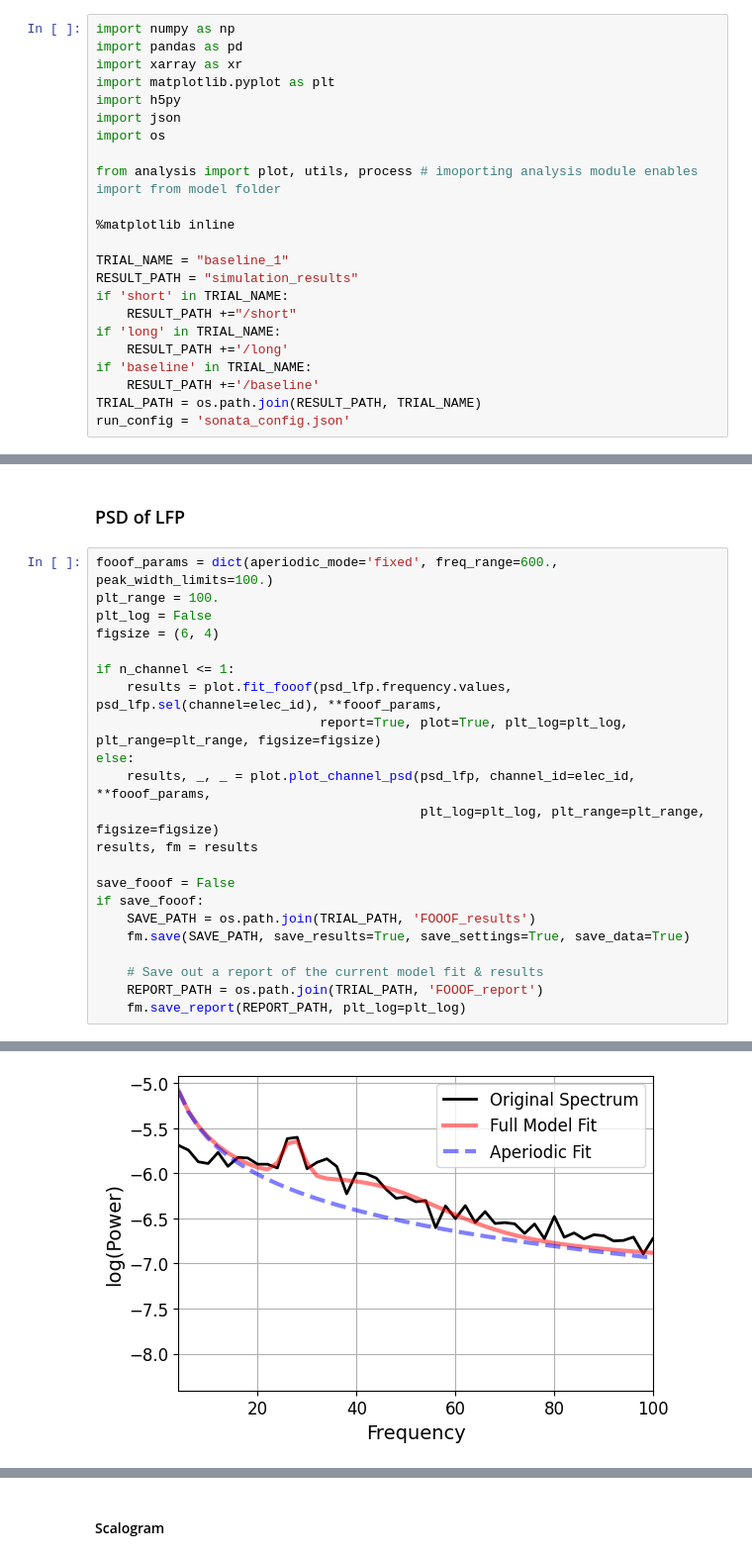
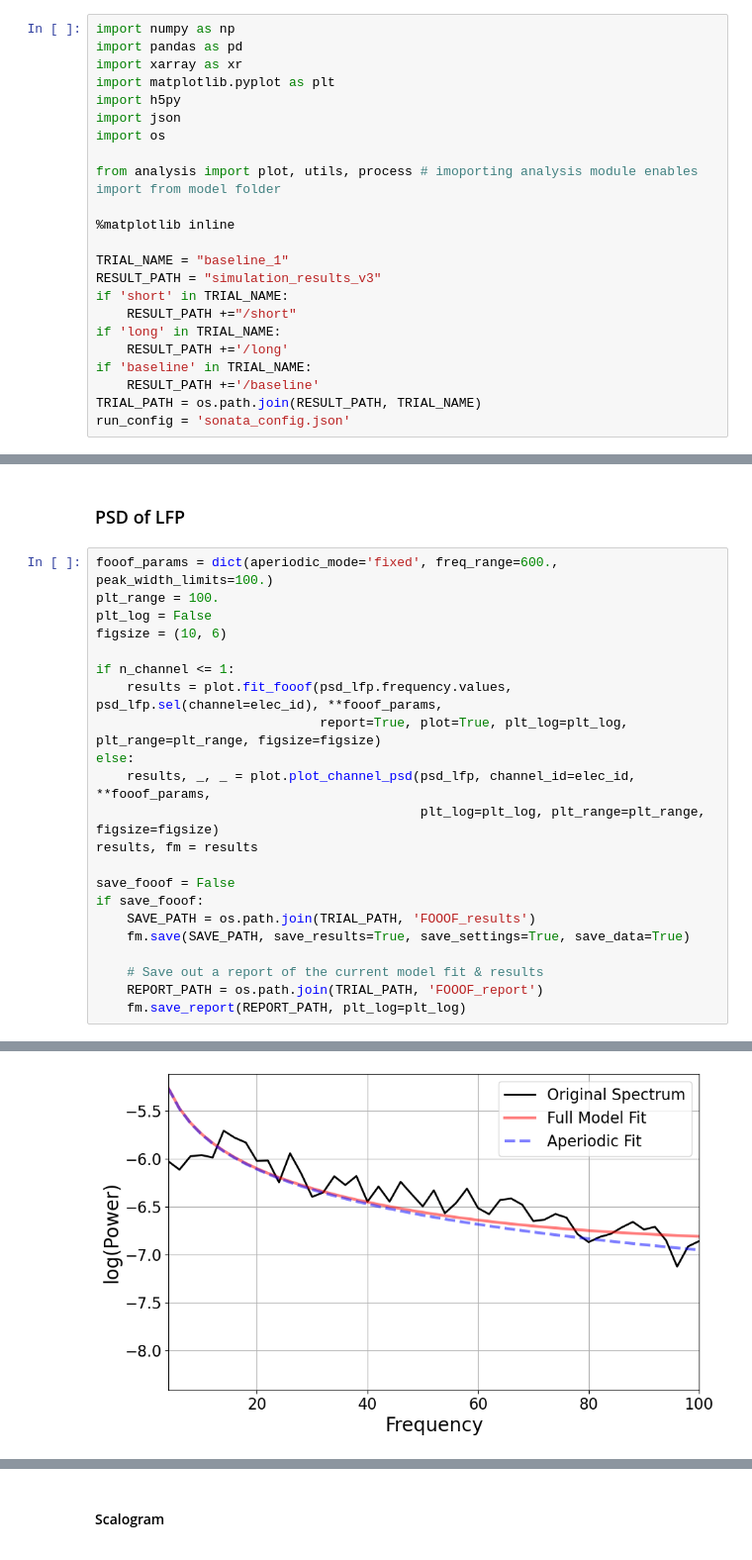
Before and after one commit to KhuramC/V1-Homogenous, a Jupyter notebook: Analysis/Analyze_PSD.ipynb, the cells around one changed output, grey strips where cells are left out. Shown at 99% size. Cells and saved outputs as stored; diff of their text form.

```diff
--- a/Analysis/Analyze_PSD.ipynb
+++ b/Analysis/Analyze_PSD.ipynb
@@ -12,7 +12,7 @@ from analysis import plot, utils, process # imoporting analysis module enables i
 %matplotlib inline
 
 TRIAL_NAME = "baseline_1"
-RESULT_PATH = "simulation_results"
+RESULT_PATH = "simulation_results_v3"
 if 'short' in TRIAL_NAME:
     RESULT_PATH +="/short"
 if 'long' in TRIAL_NAME:
@@ -165,7 +165,7 @@ plt.show()
 fooof_params = dict(aperiodic_mode='fixed', freq_range=600., peak_width_limits=100.)
 plt_range = 100.
 plt_log = False
-figsize = (6, 4)
+figsize = (10, 6)
 
 if n_channel <= 1:
     results = plot.fit_fooof(psd_lfp.frequency.values, psd_lfp.sel(channel=elec_id), **fooof_params,
@@ -202,6 +202,6 @@ if save_fooof:
 
 ==================================================================================================
-[figure, old version]
+[figure, new version]
 # %%
 _, ax = plt.subplots(1, 1, figsize=figsize)
 _ = plot.psd_residual(psd_lfp.frequency.values, psd_lfp.sel(channel=elec_id).values,
```
Also changed, not shown: parts of 9 cells of this notebook, 1 other file.
